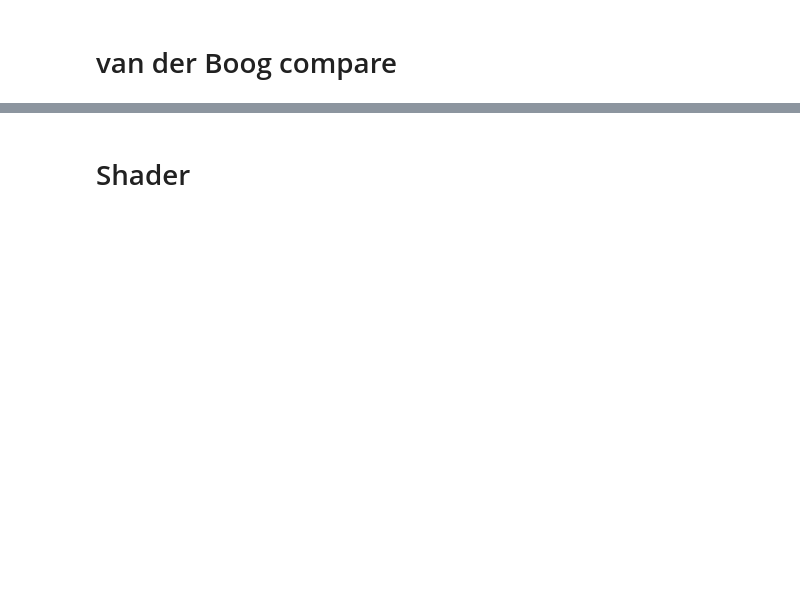
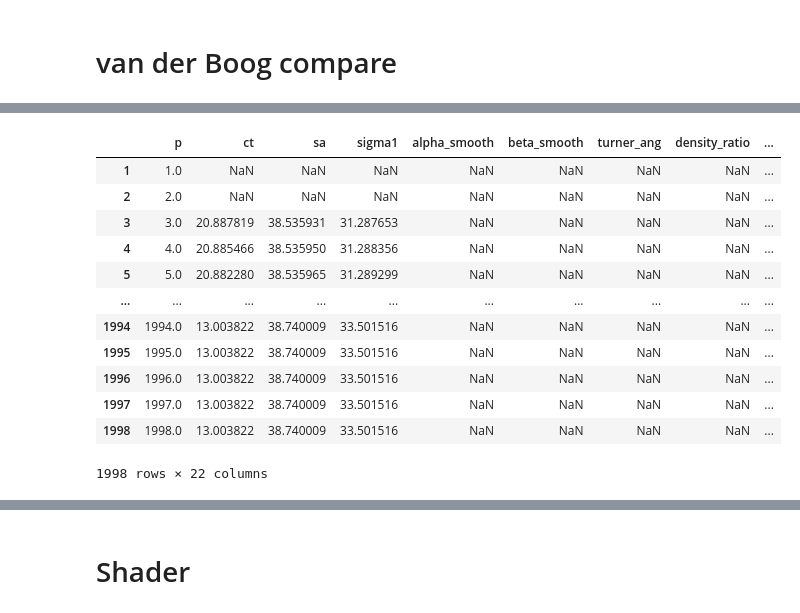
Before and after one commit to callumrollo/eurec4a-thermohaline-figures, a Jupyter notebook: create_figures.ipynb, the cells around one changed output, grey strips where cells are left out. Saved outputs shown, nothing was run; the diff lists cells and outputs as text; code cells hidden in the pictures; blank space fills up the shorter version.

```diff
--- a/create_figures.ipynb
+++ b/create_figures.ipynb
@@ -834,0 +837,16 @@ savefig('fig05', extension='pdf')
+# %%
+df_callum_argo
+# %% [output]
+|  | p | ct | sa | sigma1 | alpha_smooth | beta_smooth | turner_ang | density_ratio | ... |
+| 1 | 1.0 | NaN | NaN | NaN | NaN | NaN | NaN | NaN | ... |
+| 2 | 2.0 | NaN | NaN | NaN | NaN | NaN | NaN | NaN | ... |
+| 3 | 3.0 | 20.887819 | 38.535931 | 31.287653 | NaN | NaN | NaN | NaN | ... |
+| 4 | 4.0 | 20.885466 | 38.535950 | 31.288356 | NaN | NaN | NaN | NaN | ... |
+| 5 | 5.0 | 20.882280 | 38.535965 | 31.289299 | NaN | NaN | NaN | NaN | ... |
+| ... | ... | ... | ... | ... | ... | ... | ... | ... | ... |
+| 1994 | 1994.0 | 13.003822 | 38.740009 | 33.501516 | NaN | NaN | NaN | NaN | ... |
+| 1995 | 1995.0 | 13.003822 | 38.740009 | 33.501516 | NaN | NaN | NaN | NaN | ... |
+| 1996 | 1996.0 | 13.003822 | 38.740009 | 33.501516 | NaN | NaN | NaN | NaN | ... |
+| 1997 | 1997.0 | 13.003822 | 38.740009 | 33.501516 | NaN | NaN | NaN | NaN | ... |
+| 1998 | 1998.0 | 13.003822 | 38.740009 | 33.501516 | NaN | NaN | NaN | NaN | ... |
+1998 rows × 22 columns
```
Also changed, not shown: parts of 22 cells of this notebook, 2 other files.
